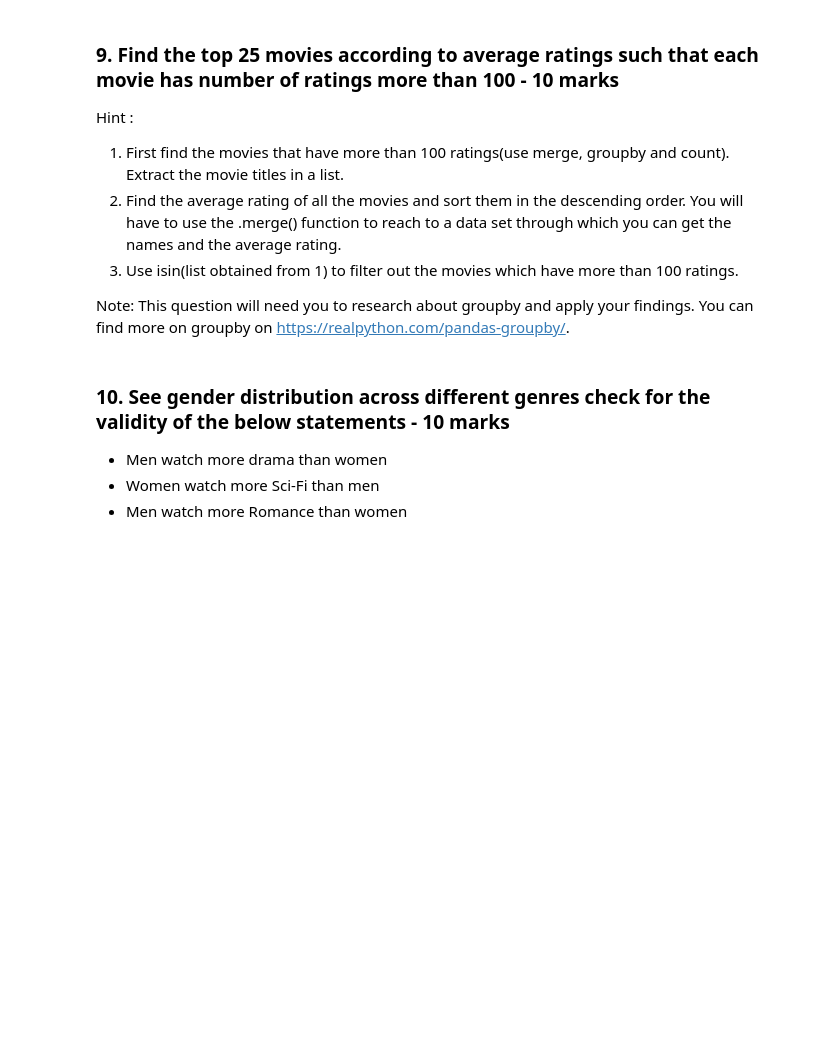
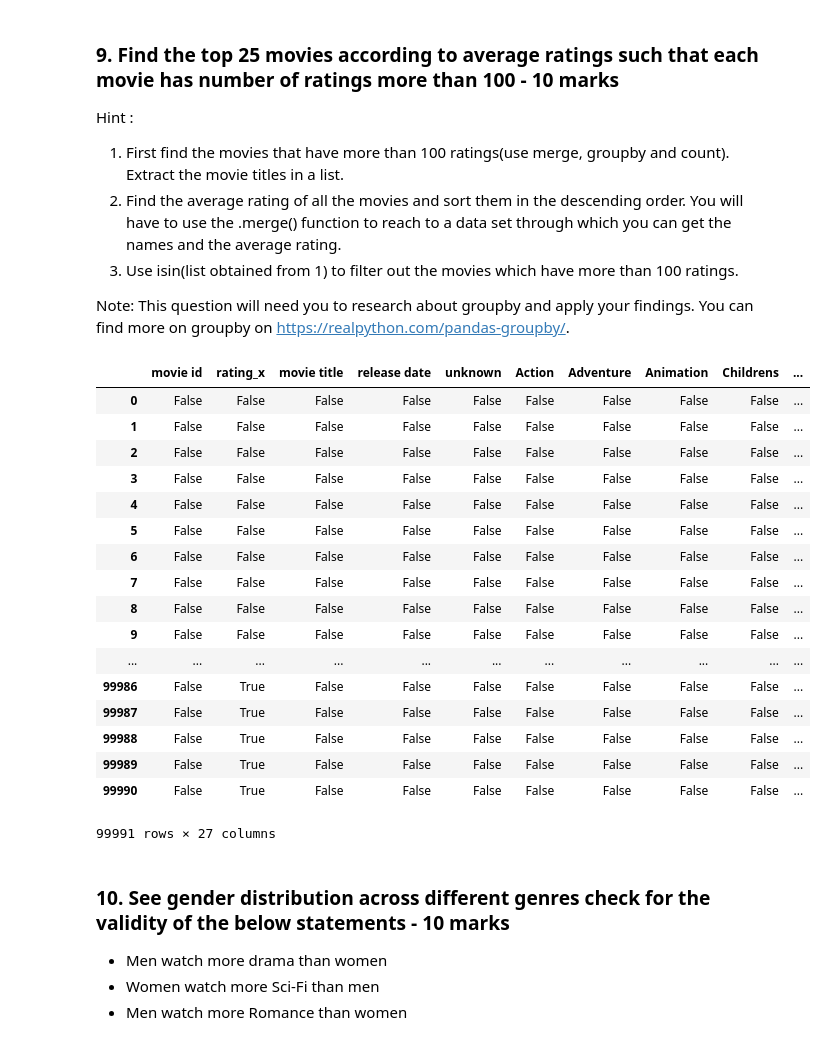
Before and after one commit to mazeeblanke/Movie-Lens, a Jupyter notebook: MovieLens Project Questions.ipynb, the cells around one changed output. Saved outputs shown, nothing was run; the diff lists cells and outputs as text; code cells hidden in the pictures; blank space fills up the shorter version.

```diff
--- a/MovieLens Project Questions.ipynb
+++ b/MovieLens Project Questions.ipynb
@@ -214,3 +219,37 @@ Note: This question will need you to research about groupby and apply your findi
+# %%
+#your answer here
+# Init data
+mergeddata = pd.merge(item, data, on="movie id")
+
+# Movies with more than 100 ratings
+movies_ratings_count = mergeddata.groupby('movie id')['rating'].count()
+movies_ratings_greater_than_100 = movies_ratings_count[movies_ratings_count > 100]
+movies_ratings_greater_than_100_list = movies_ratings_greater_than_100.index
+movies_ratings_greater_than_100_list
+
+# Average rating of movies
+average_rating = mergeddata.groupby('movie id')['rating'].mean().sort_values(ascending=False)
+movies_list = pd.merge(average_rating, mergeddata, on="movie id")
+movies_list.isin(movies_ratings_greater_than_100_list)
+# %% [output]
+|  | movie id | rating_x | movie title | release date | unknown | Action | Adventure | Animation | Childrens | ... |
+| 0 | False | False | False | False | False | False | False | False | False | ... |
+| 1 | False | False | False | False | False | False | False | False | False | ... |
+| 2 | False | False | False | False | False | False | False | False | False | ... |
+| 3 | False | False | False | False | False | False | False | False | False | ... |
+| 4 | False | False | False | False | False | False | False | False | False | ... |
+| 5 | False | False | False | False | False | False | False | False | False | ... |
+| 6 | False | False | False | False | False | False | False | False | False | ... |
+| 7 | False | False | False | False | False | False | False | False | False | ... |
+| 8 | False | False | False | False | False | False | False | False | False | ... |
+| 9 | False | False | False | False | False | False | False | False | False | ... |
+| ... | ... | ... | ... | ... | ... | ... | ... | ... | ... | ... |
+| 99986 | False | True | False | False | False | False | False | False | False | ... |
+| 99987 | False | True | False | False | False | False | False | False | False | ... |
+| 99988 | False | True | False | False | False | False | False | False | False | ... |
+| 99989 | False | True | False | False | False | False | False | False | False | ... |
+| 99990 | False | True | False | False | False | False | False | False | False | ... |
+99991 rows × 27 columns
 # %% [markdown]
 ### 10. See gender distribution across different genres check for the validity of the below statements - 10 marks
 
```
Also changed, not shown: parts of 7 cells of this notebook.
